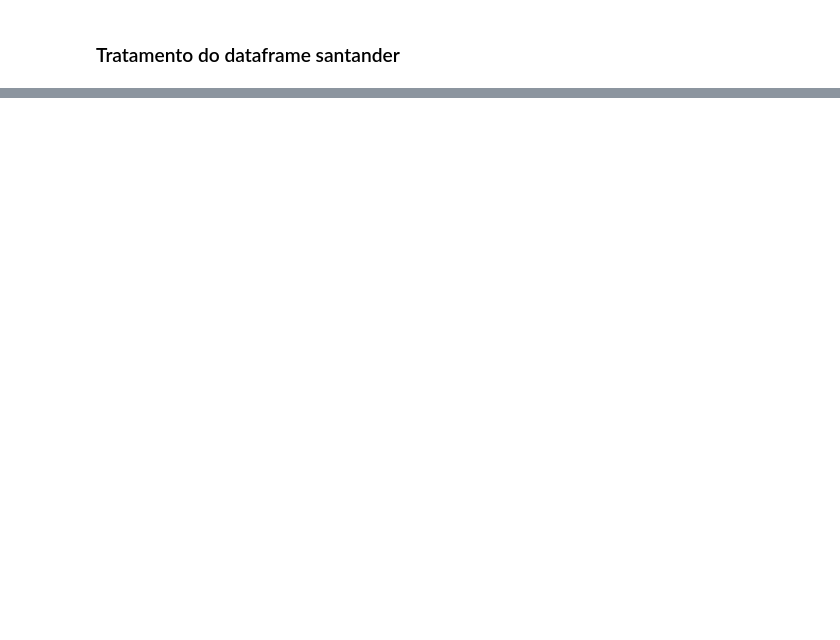
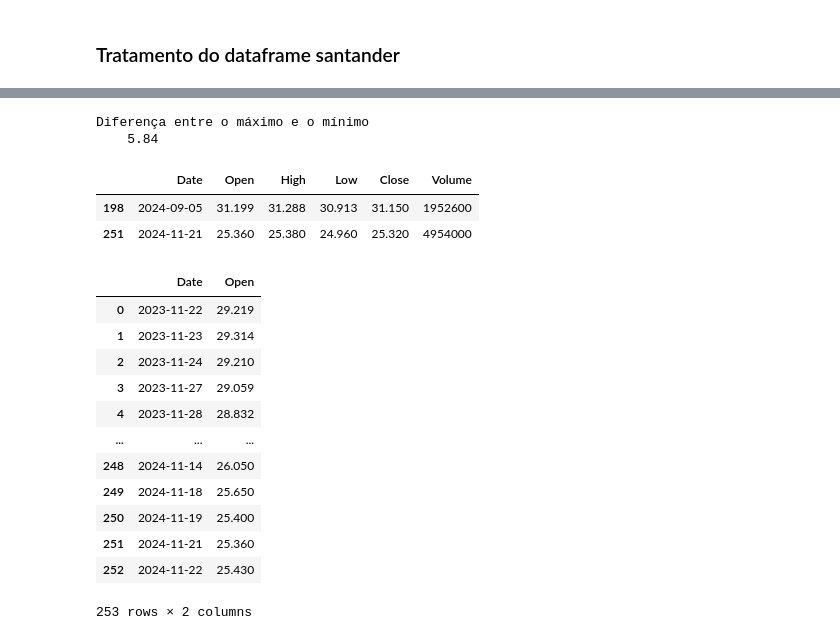
Before and after one commit to Wolfgang-Amadeus-Mozart/Projetos_ciencia_de_dados, a Jupyter notebook: Estudo sobre a performance de ações de bancos na bolsa de valores/Estudo do Mercado Financeiro (Bancos).ipynb, the cells around one changed output, grey strips where cells are left out. Cells and saved outputs as stored; diff of their text form; code cells hidden in the pictures; blank space fills up the shorter version.

```diff
--- a/Estudo sobre a performance de ações de bancos na bolsa de valores/Estudo do Mercado Financeiro (Bancos).ipynb
+++ b/Estudo sobre a performance de ações de bancos na bolsa de valores/Estudo do Mercado Financeiro (Bancos).ipynb
@@ -243,0 +279,41 @@ sns.histplot(df_santander['Close'])
+# %%
+print(f'''Diferença entre o máximo e o mínimo
+    {
+    np.round(df_santander['Open'].max() - df_santander['Open'].min(), decimals=2)
+    }'''
+     )
+# %% [output]
+Diferença entre o máximo e o mínimo
+    5.84
+# %%
+#Descobrindo a data do maximo e do minimo para open
+df_santander.iloc[
+[
+    df_santander['Open'].idxmax(),df_santander['Open'].idxmin()
+],
+]
+# %% [output]
+|  | Date | Open | High | Low | Close | Volume |
+| 198 | 2024-09-05 | 31.199 | 31.288 | 30.913 | 31.150 | 1952600 |
+| 251 | 2024-11-21 | 25.360 | 25.380 | 24.960 | 25.320 | 4954000 |
+# %%
+#por se tratar de um ativo bem estavel, o valor de abertura e fechamento é bem próximo, portanto irei trabalhar apenas com a variavel 'Open'
+
+df_open = df_santander.drop(
+            columns=['High','Low','Close', 'Volume'],
+)
+df_open
+# %% [output]
+|  | Date | Open |
+| 0 | 2023-11-22 | 29.219 |
+| 1 | 2023-11-23 | 29.314 |
+| 2 | 2023-11-24 | 29.210 |
+| 3 | 2023-11-27 | 29.059 |
+| 4 | 2023-11-28 | 28.832 |
+| ... | ... | ... |
+| 248 | 2024-11-14 | 26.050 |
+| 249 | 2024-11-18 | 25.650 |
+| 250 | 2024-11-19 | 25.400 |
+| 251 | 2024-11-21 | 25.360 |
+| 252 | 2024-11-22 | 25.430 |
+253 rows × 2 columns
```
Also changed, not shown: parts of 24 cells of this notebook, 2 other files.
